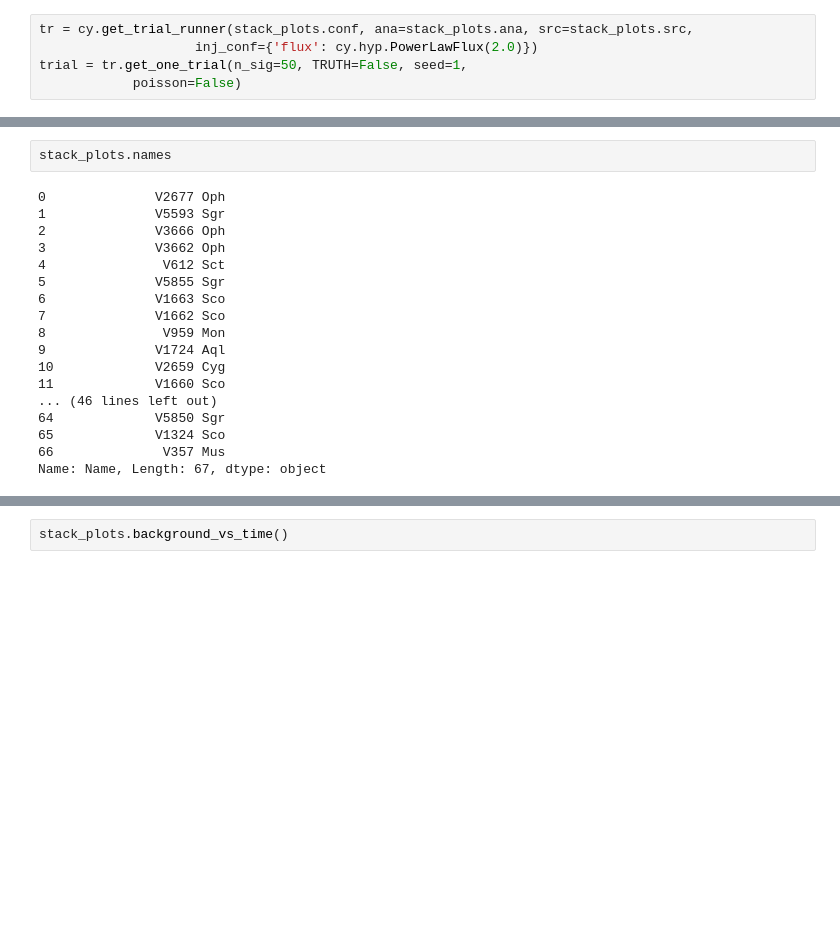
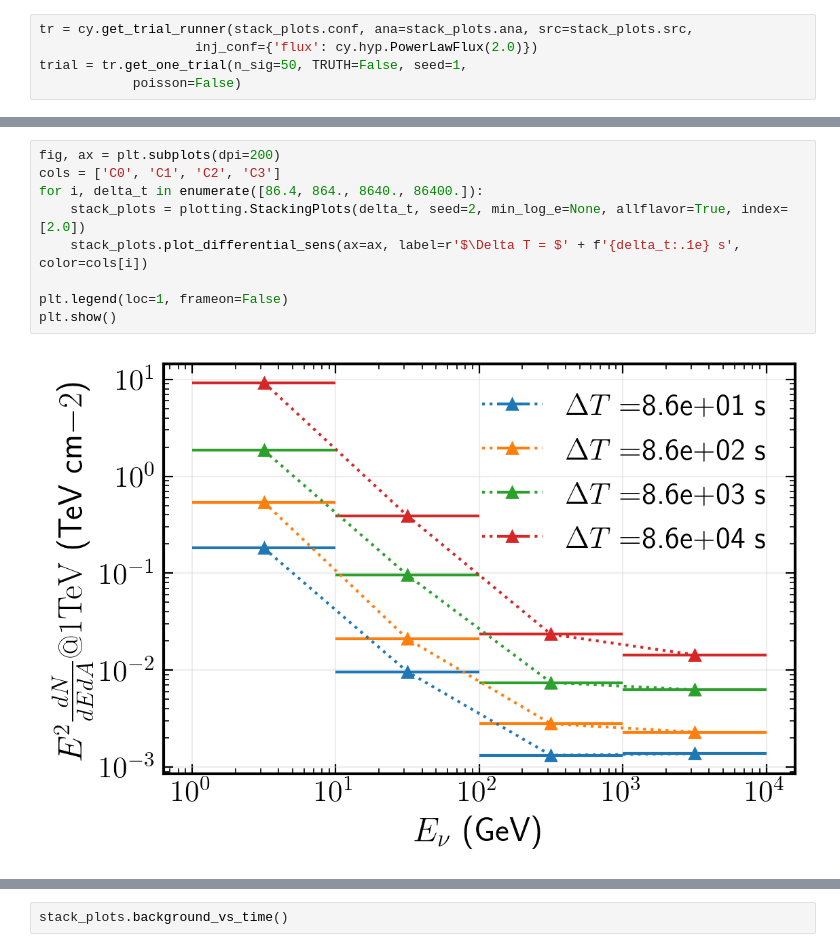
Before and after one commit to apizzuto/Novae, a Jupyter notebook: notebooks/stacking_sensitivity.ipynb, the cells around one changed output, grey strips where cells are left out. Cells and saved outputs as stored; diff of their text form; blank space fills up the shorter version.

```diff
--- a/notebooks/stacking_sensitivity.ipynb
+++ b/notebooks/stacking_sensitivity.ipynb
@@ -86,23 +84,14 @@ stack_plots.sensitivity_plot()
-# %%
-stack_plots.names
-# %% [output]
-0              V2677 Oph
-1              V5593 Sgr
-2              V3666 Oph
-3              V3662 Oph
-4               V612 Sct
-5              V5855 Sgr
-6              V1663 Sco
-7              V1662 Sco
-8               V959 Mon
-9              V1724 Aql
-10             V2659 Cyg
-11             V1660 Sco
-... (46 lines left out)
-64             V5850 Sgr
-65             V1324 Sco
-66              V357 Mus
-Name: Name, Length: 67, dtype: object
+# %%
+fig, ax = plt.subplots(dpi=200)
+cols = ['C0', 'C1', 'C2', 'C3']
+for i, delta_t in enumerate([86.4, 864., 8640., 86400.]):
+    stack_plots = plotting.StackingPlots(delta_t, seed=2, min_log_e=None, allflavor=True, index=[2.0])
+    stack_plots.plot_differential_sens(ax=ax, label=r'$\Delta T = $' + f'{delta_t:.1e} s', color=cols[i])
+
+plt.legend(loc=1, frameon=False)
+plt.show()
+# %% [output]
+[figure, added]
 # %%
 stack_plots.background_distribution()
 # %% [output]
```
Also changed, not shown: parts of 13 cells of this notebook, 2 other files.
